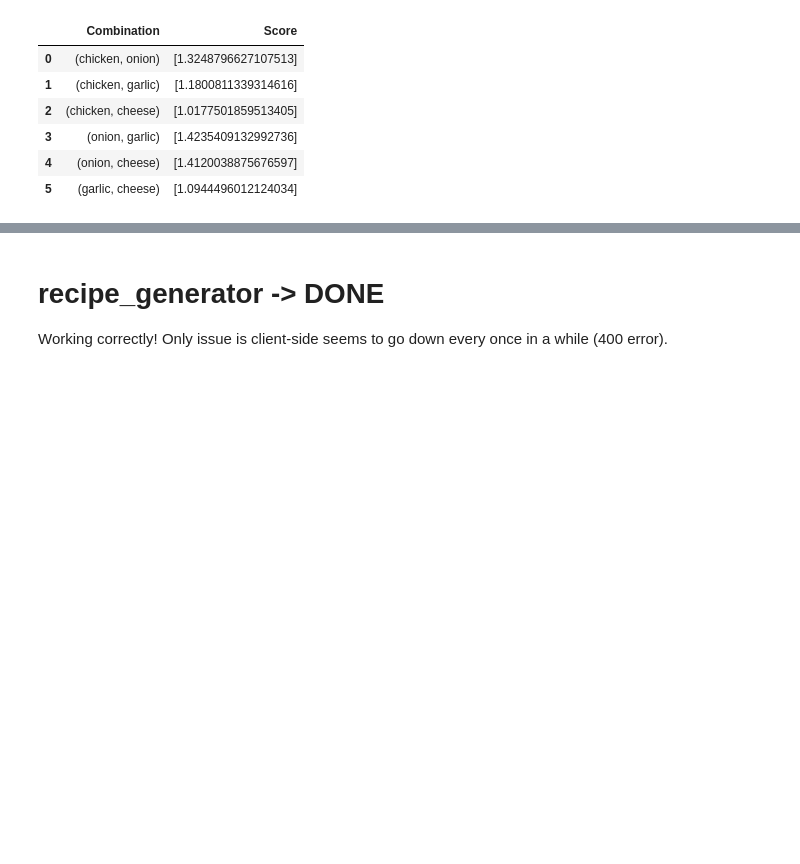
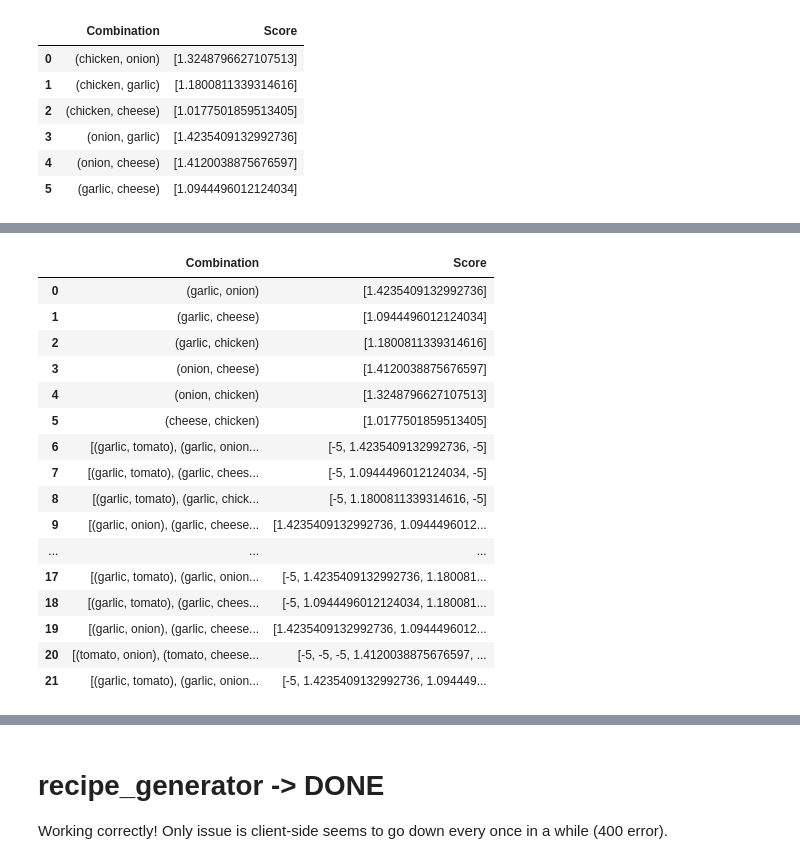
Before and after one commit to tjyana/tjyana-mealmuse, a Jupyter notebook: notebooks/test-notebook_0521.ipynb, the cells around one changed output, grey strips where cells are left out. Cells and saved outputs as stored; diff of their text form; code cells hidden in the pictures; blank space fills up the shorter version.

```diff
--- a/notebooks/test-notebook_0521.ipynb
+++ b/notebooks/test-notebook_0521.ipynb
@@ -140,0 +244,7 @@ print(ingredients_combinations)
+# %%
+# 6 ingredients
+
+ingredients_input = 'chicken, onion, garlic, cheese, tomato, salt'
+
+ingredients_combinations = combinations_of_two(ingredients_input)
+ingredients_combinations
@@ -289,0 +441,26 @@ df_comb
+# %%
+# 5 ingredients
+
+ingredients_input = 'chicken, onion, garlic, cheese, tomato'
+
+ingredients_combinations = combinations_of_two(ingredients_input)
+df_comb = data_query(ingredients_combinations)
+df_comb
+# %% [output]
+|  | Combination | Score |
+| 0 | (garlic, onion) | [1.4235409132992736] |
+| 1 | (garlic, cheese) | [1.0944496012124034] |
+| 2 | (garlic, chicken) | [1.1800811339314616] |
+| 3 | (onion, cheese) | [1.4120038875676597] |
+| 4 | (onion, chicken) | [1.3248796627107513] |
+| 5 | (cheese, chicken) | [1.0177501859513405] |
+| 6 | [(garlic, tomato), (garlic, onion... | [-5, 1.4235409132992736, -5] |
+| 7 | [(garlic, tomato), (garlic, chees... | [-5, 1.0944496012124034, -5] |
+| 8 | [(garlic, tomato), (garlic, chick... | [-5, 1.1800811339314616, -5] |
+| 9 | [(garlic, onion), (garlic, cheese... | [1.4235409132992736, 1.0944496012... |
+| ... | ... | ... |
+| 17 | [(garlic, tomato), (garlic, onion... | [-5, 1.4235409132992736, 1.180081... |
+| 18 | [(garlic, tomato), (garlic, chees... | [-5, 1.0944496012124034, 1.180081... |
+| 19 | [(garlic, onion), (garlic, cheese... | [1.4235409132992736, 1.0944496012... |
+| 20 | [(tomato, onion), (tomato, cheese... | [-5, -5, -5, 1.4120038875676597, ... |
+| 21 | [(garlic, tomato), (garlic, onion... | [-5, 1.4235409132992736, 1.094449... |
```
Also changed, not shown: parts of 37 cells of this notebook, 3 other files.
